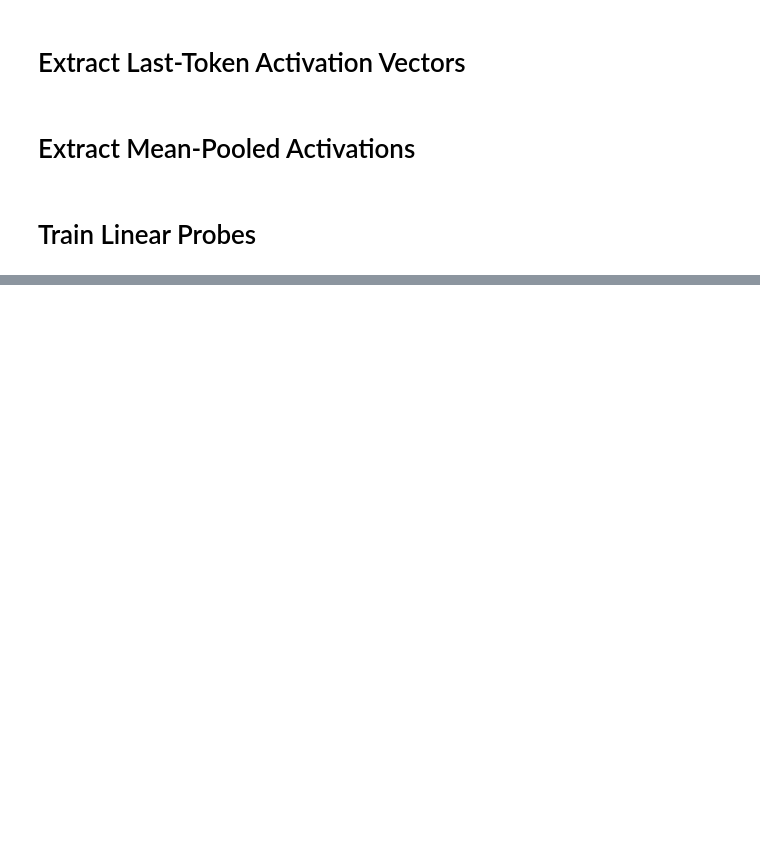
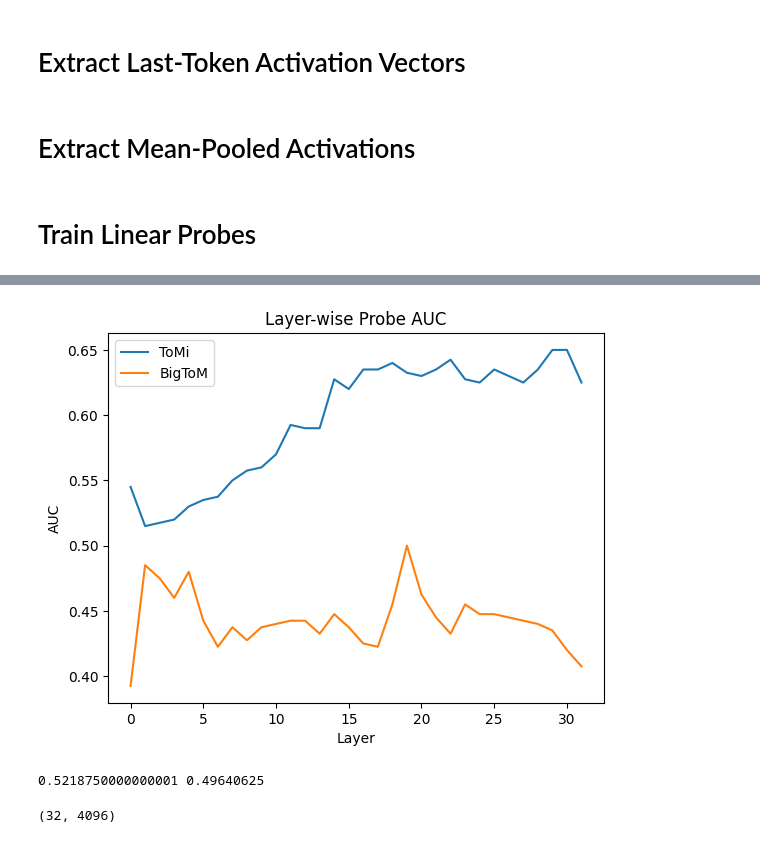
Before and after one commit to froge159/belief-project-sef, a Jupyter notebook: experiments/phase1.ipynb, the cells around one changed output, grey strips where cells are left out. Cells and saved outputs as stored; diff of their text form; code cells hidden in the pictures; blank space fills up the shorter version.

```diff
--- a/experiments/phase1.ipynb
+++ b/experiments/phase1.ipynb
@@ -233,0 +244,25 @@ np.float64(0.570859375)
+# %%
+import matplotlib.pyplot as plt
+
+plt.plot(tomi_results["auc"], label="ToMi")
+plt.plot(bigtom_results["auc"], label="BigToM")
+plt.xlabel("Layer")
+plt.ylabel("AUC")
+plt.legend()
+plt.title("Layer-wise Probe AUC")
+plt.show()
+# %% [output]
+[figure, added]
+# %%
+shuffled_labels = np.random.permutation([entry['belief'] for entry in tomi])
+shuffled_results = train_layerwise_probes(
+    last_token_hidden_tomi,
+    shuffled_labels
+)
+print(np.mean(shuffled_results['accuracy']), np.mean(shuffled_results['auc']))
+# %% [output]
+0.5218750000000001 0.49640625
+# %%
+np.array(tomi_results['weights']).shape
+# %% [output]
+(32, 4096)
```
Also changed, not shown: parts of 6 cells of this notebook.
